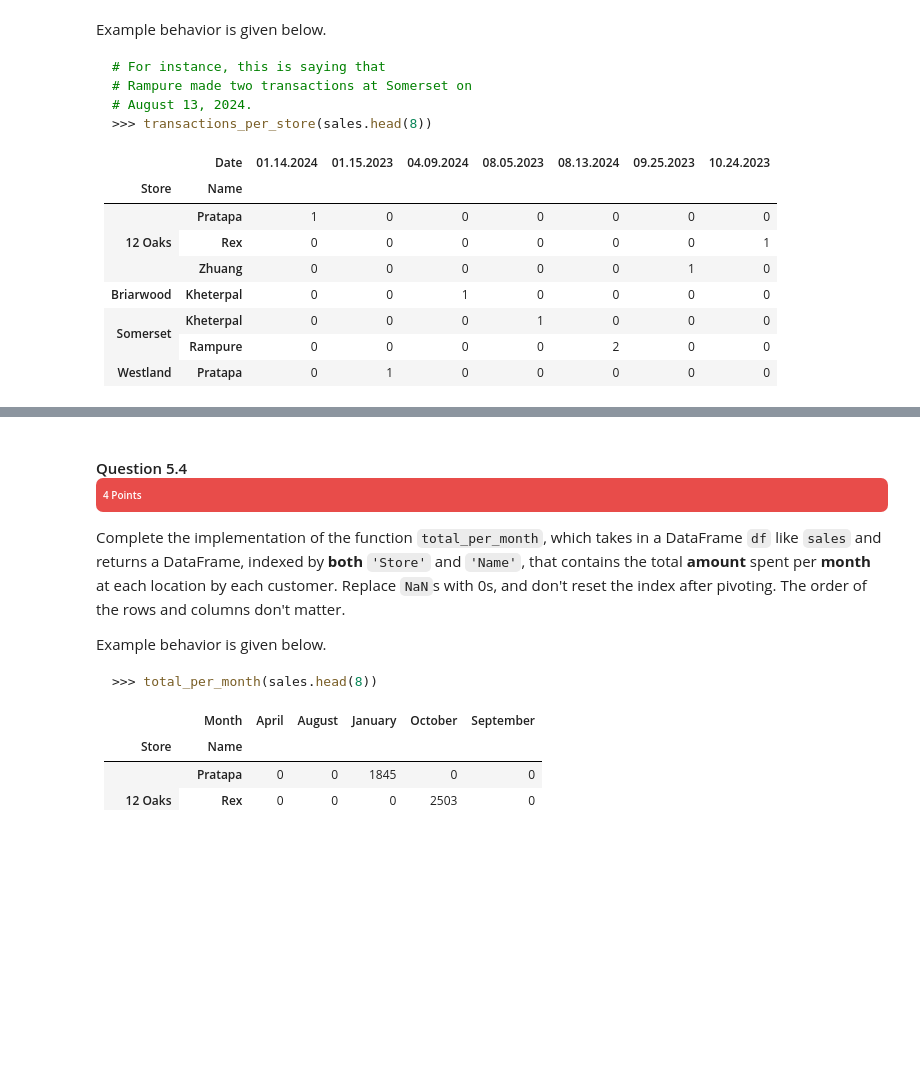
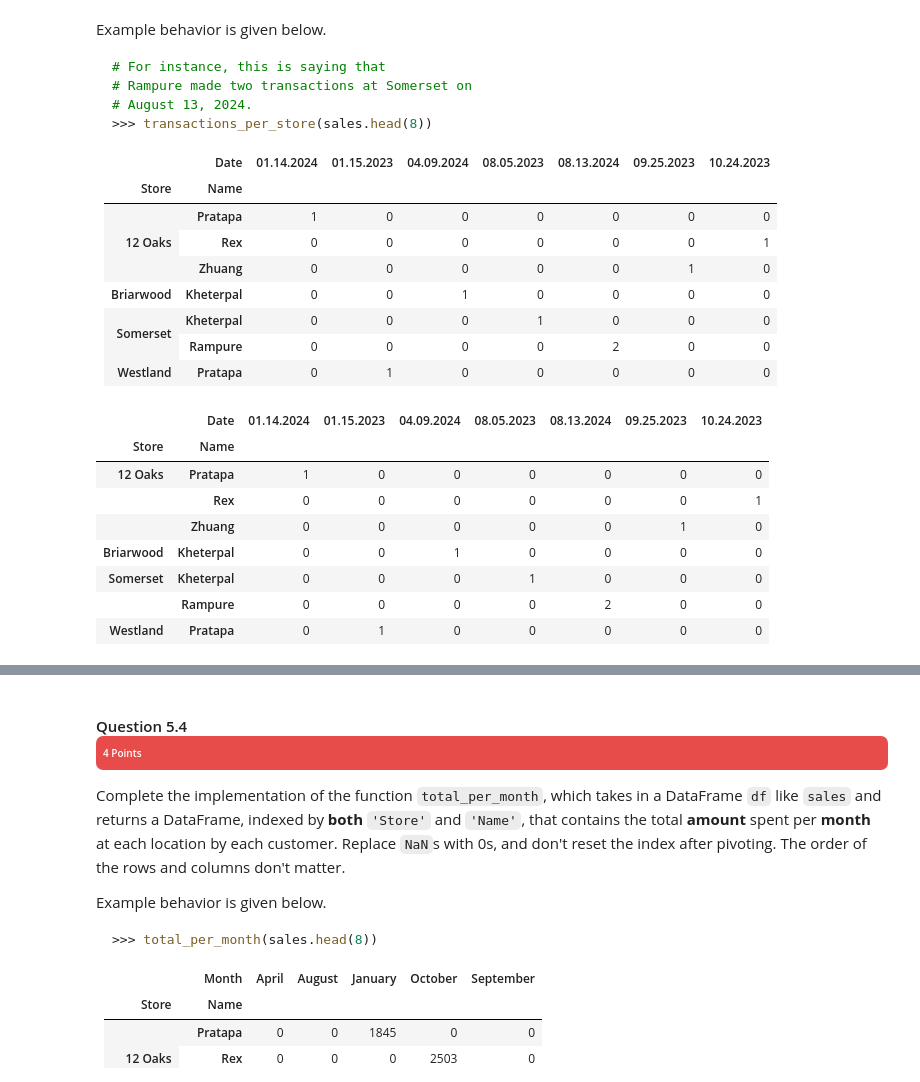
Before and after one commit to omin23/fa24, a Jupyter notebook: homeworks/hw03/hw03.ipynb, the cells around one changed output, grey strips where cells are left out. Saved outputs shown, nothing was run; the diff lists cells and outputs as text; code cells hidden in the pictures; blank space fills up the shorter version.

```diff
--- a/homeworks/hw03/hw03.ipynb
+++ b/homeworks/hw03/hw03.ipynb
@@ -1056,9 +1286,20 @@ Example behavior is given below.
 </table>
 # %%
 def transactions_per_store(df):
-    ...
+    return df.pivot_table(index=['Store','Name'], columns='Date', values='Total', aggfunc='count', fill_value=0)
+
 
 # Feel free to change this input to make sure your function works correctly.
 transactions_per_store(sales.head(8))
+# %% [output]
+|  | Date | 01.14.2024 | 01.15.2023 | 04.09.2024 | 08.05.2023 | 08.13.2024 | 09.25.2023 | 10.24.2023 |
+| Store | Name |  |  |  |  |  |  |  |
+| 12 Oaks | Pratapa | 1 | 0 | 0 | 0 | 0 | 0 | 0 |
+|  | Rex | 0 | 0 | 0 | 0 | 0 | 0 | 1 |
+|  | Zhuang | 0 | 0 | 0 | 0 | 0 | 1 | 0 |
+| Briarwood | Kheterpal | 0 | 0 | 1 | 0 | 0 | 0 | 0 |
+| Somerset | Kheterpal | 0 | 0 | 0 | 1 | 0 | 0 | 0 |
+|  | Rampure | 0 | 0 | 0 | 0 | 2 | 0 | 0 |
+| Westland | Pratapa | 0 | 1 | 0 | 0 | 0 | 0 | 0 |
 # %%
 grader.check("q05_3")
```
Also changed, not shown: parts of 47 cells of this notebook, 3 other files.
